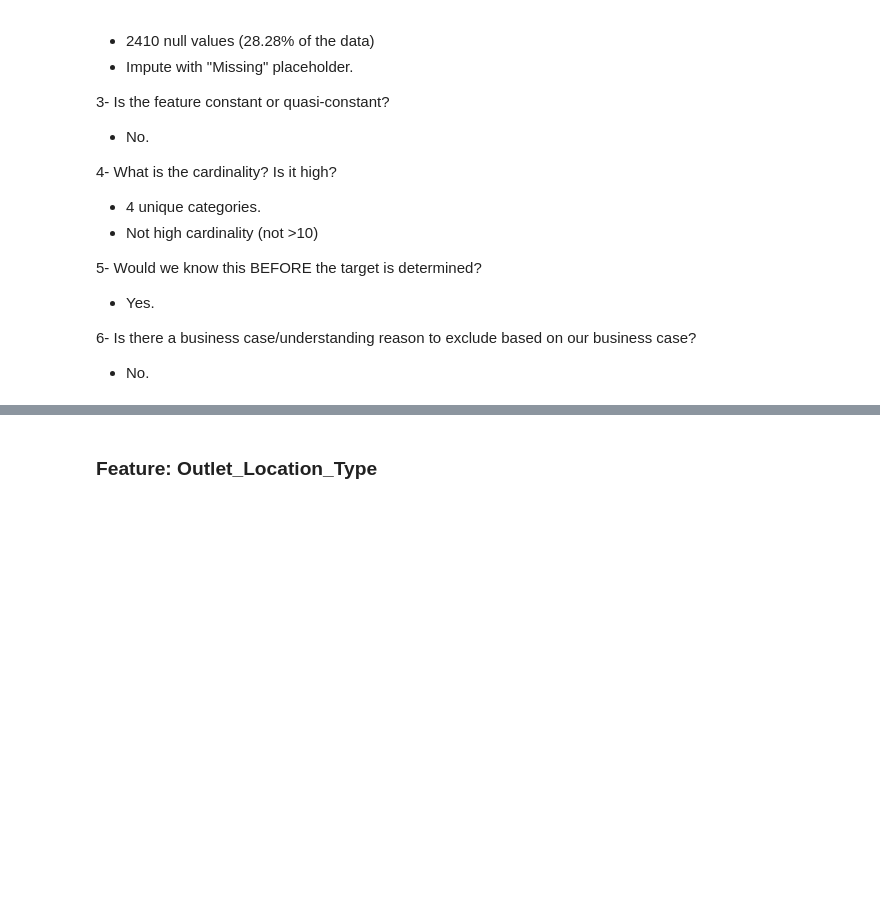
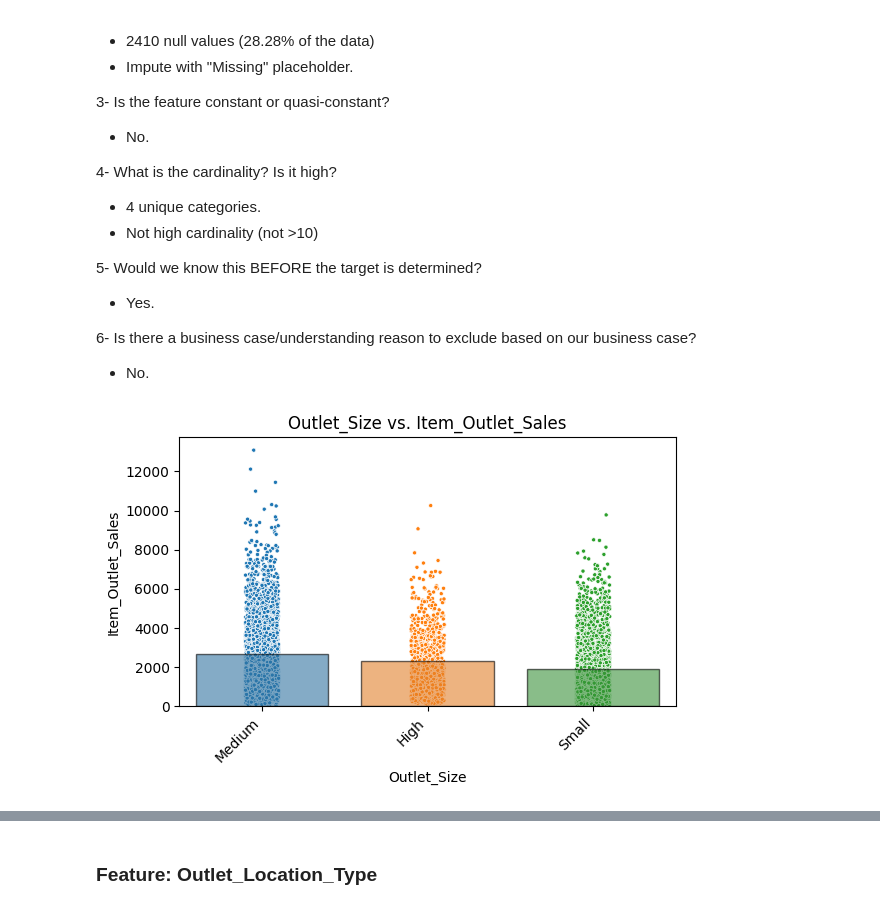
Before and after one commit to NasserKishek/Prediction-of-Product-Sales-, a Jupyter notebook: Prediction_of_product_sales.ipynb, the cells around one changed output, grey strips where cells are left out. Drawn from its saved outputs; the diff is of its cells as text; code cells hidden in the pictures; blank space fills up the shorter version.

```diff
--- a/Prediction_of_product_sales.ipynb
+++ b/Prediction_of_product_sales.ipynb
@@ -662,3 +687,8 @@ explore_categorical(df, x='Outlet_Size');
 
 6- Is there a business case/understanding reason to exclude based on our business case?
 - No.
+# %%
+# Multivariate visualization
+fig, ax = plot_categorical_vs_target(df, 'Outlet_Size', fillna=False)
+# %% [output]
+[figure, added]
```
Also changed, not shown: parts of 29 cells of this notebook.
